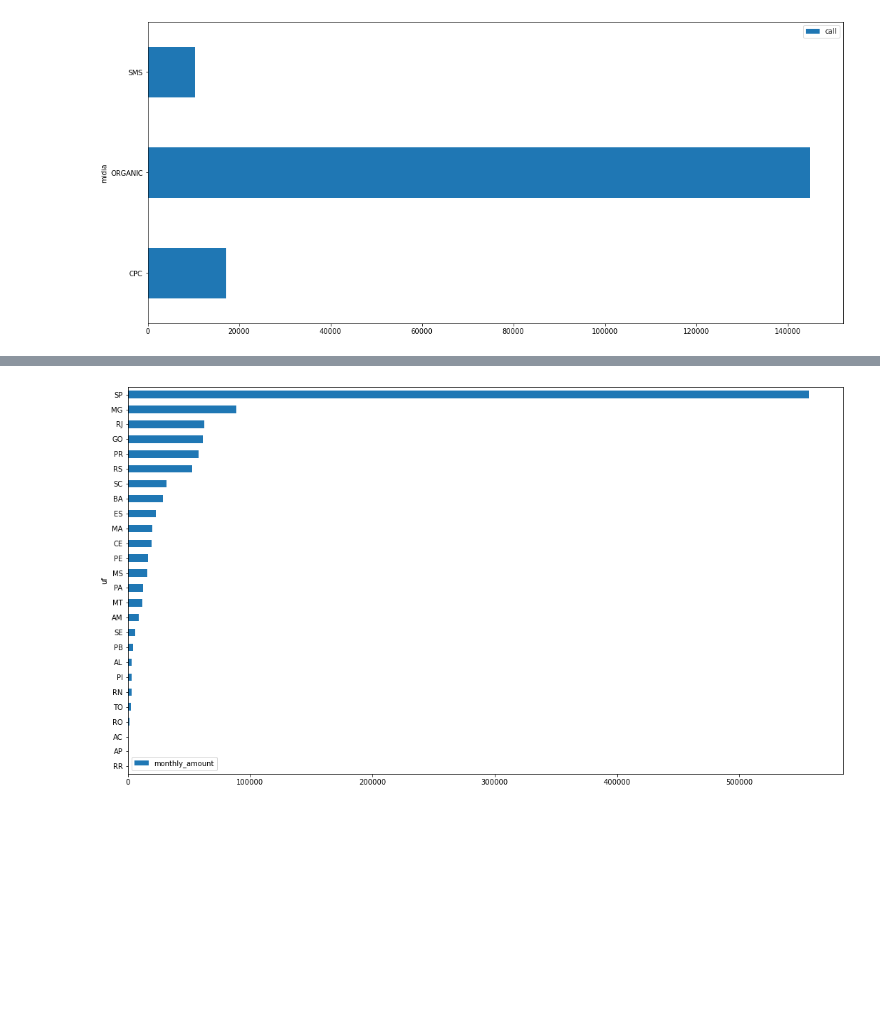
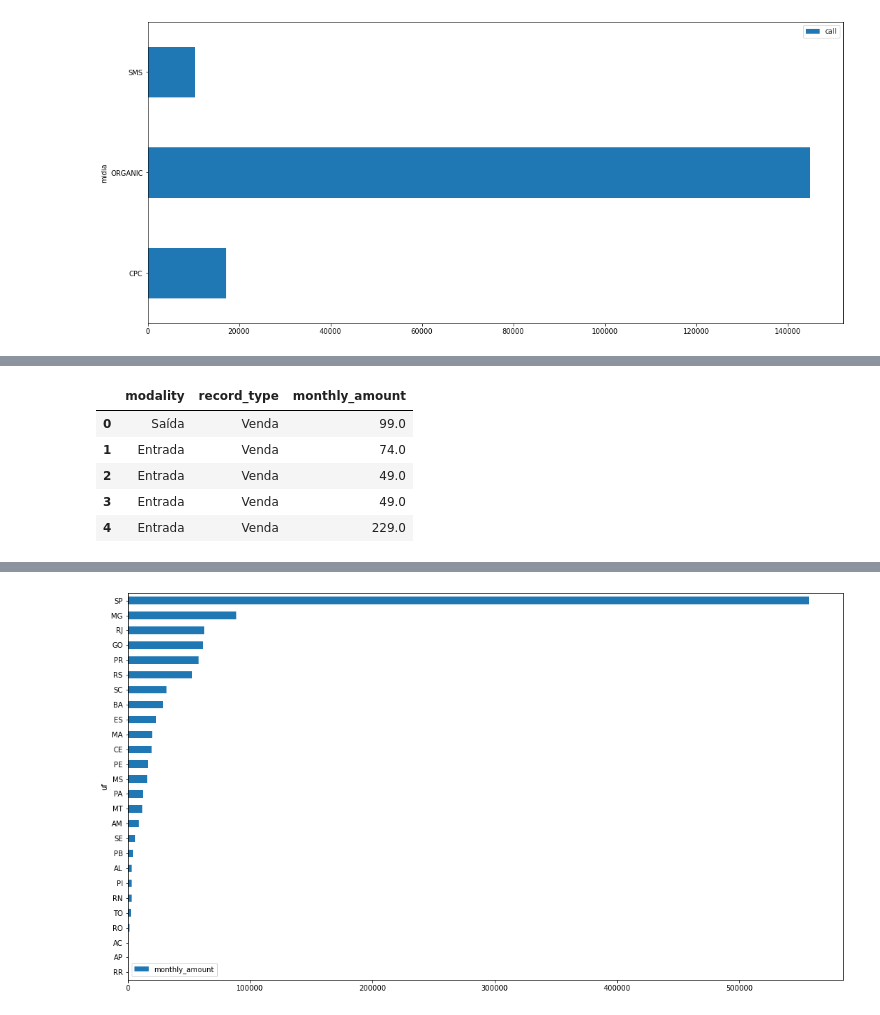
Before and after one commit to RodrigoSantos202/Case-Escale, a Jupyter notebook: Case-Escale-Rodrigo.ipynb, the cells around one changed output, grey strips where cells are left out. Cells and saved outputs as stored; diff of their text form; code cells hidden in the pictures; blank space fills up the shorter version.

```diff
--- a/Case-Escale-Rodrigo.ipynb
+++ b/Case-Escale-Rodrigo.ipynb
@@ -227,2 +274,12 @@ where  da.record_type = 'Venda'
 """
+# %%
+question04Df = executeQuery(query04)
+question04Df.head()
+# %% [output]
+|  | modality | record_type | monthly_amount |
+| 0 | Saída | Venda | 99.0 |
+| 1 | Entrada | Venda | 74.0 |
+| 2 | Entrada | Venda | 49.0 |
+| 3 | Entrada | Venda | 49.0 |
+| 4 | Entrada | Venda | 229.0 |
 # %%
```
Also changed, not shown: parts of 19 cells of this notebook.
